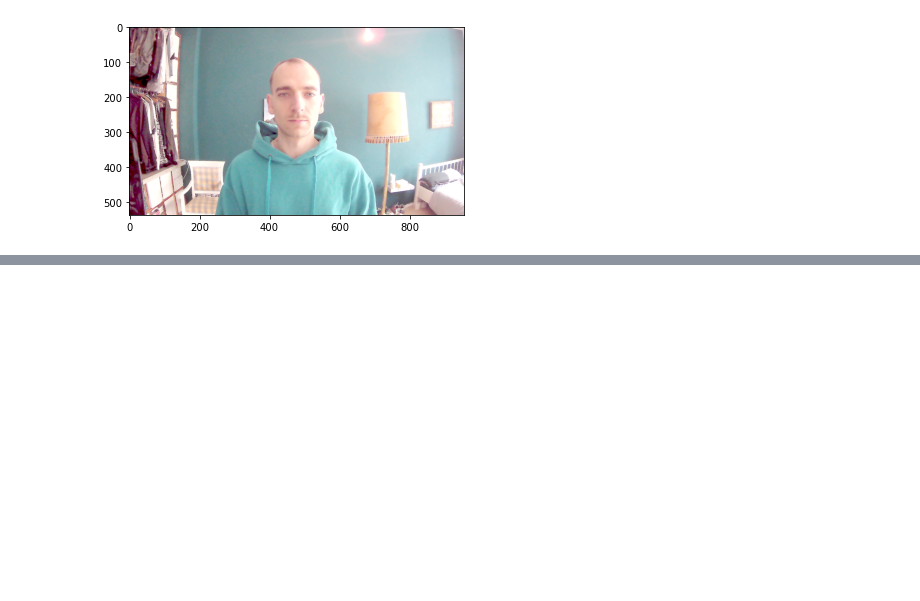
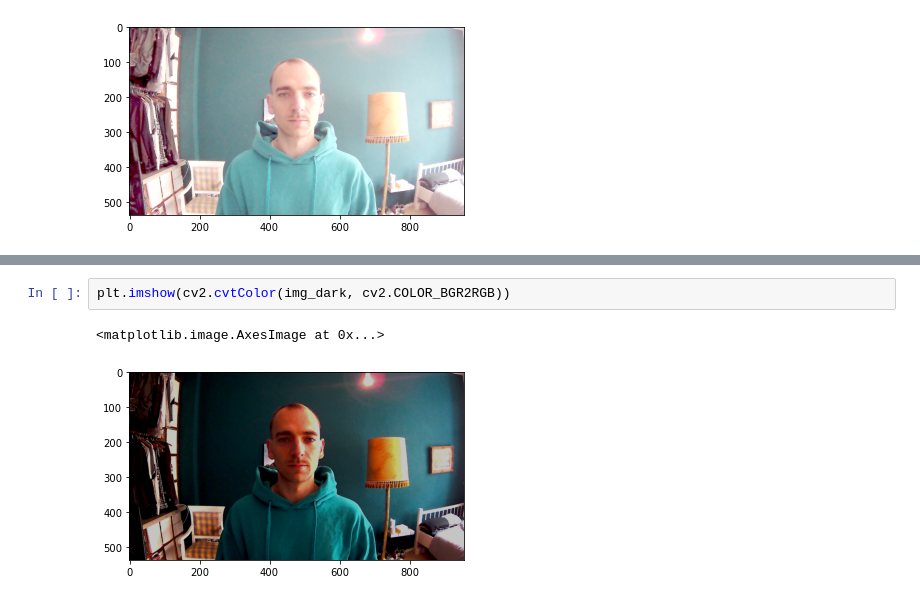
Before and after one commit to Tobias-GH-Schulz/maskguard, a Jupyter notebook: face_detector_ssd/dark_img_opti/image_optimization.ipynb, the cells around one changed output, grey strips where cells are left out. Drawn from its saved outputs; the diff is of its cells as text; blank space fills up the shorter version.

```diff
--- a/face_detector_ssd/dark_img_opti/image_optimization.ipynb
+++ b/face_detector_ssd/dark_img_opti/image_optimization.ipynb
@@ -64,0 +77,5 @@ plt.imshow(adjusted)
+# %%
+plt.imshow(cv2.cvtColor(img_dark, cv2.COLOR_BGR2RGB))
+# %% [output]
+<matplotlib.image.AxesImage at 0x...>
+[figure, added]
```
Also changed, not shown: parts of 4 cells of this notebook, 24 other files.
